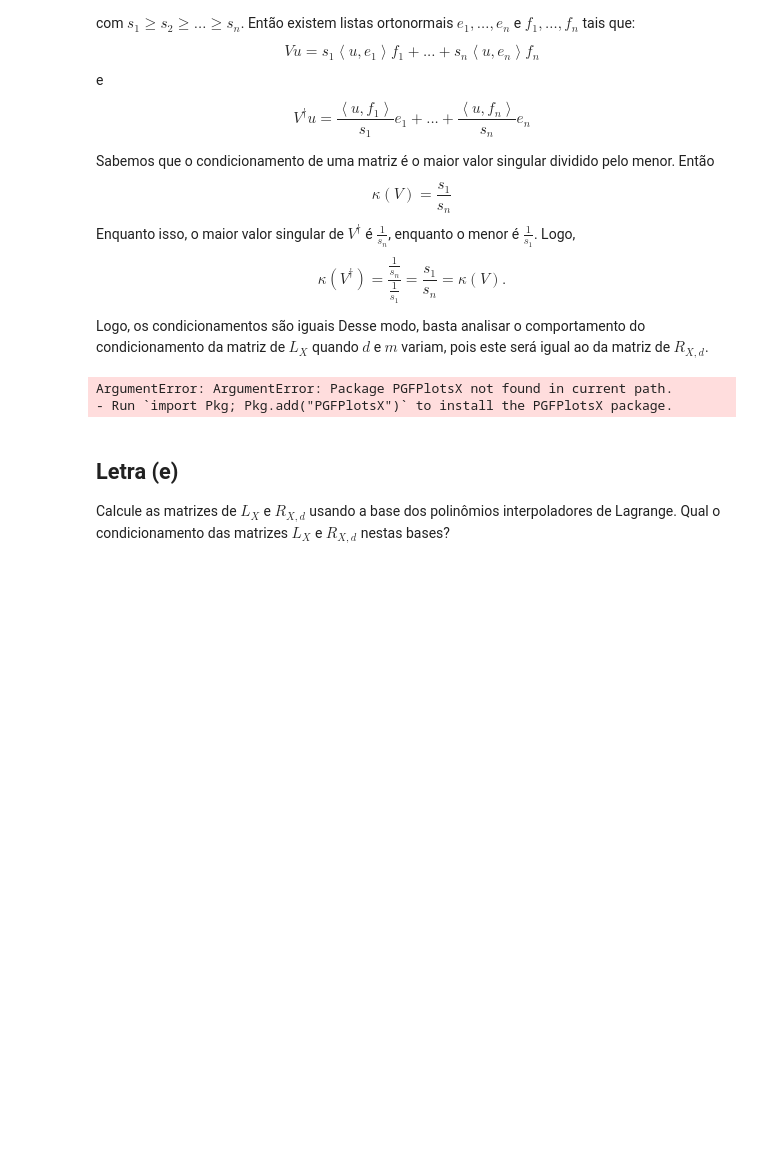
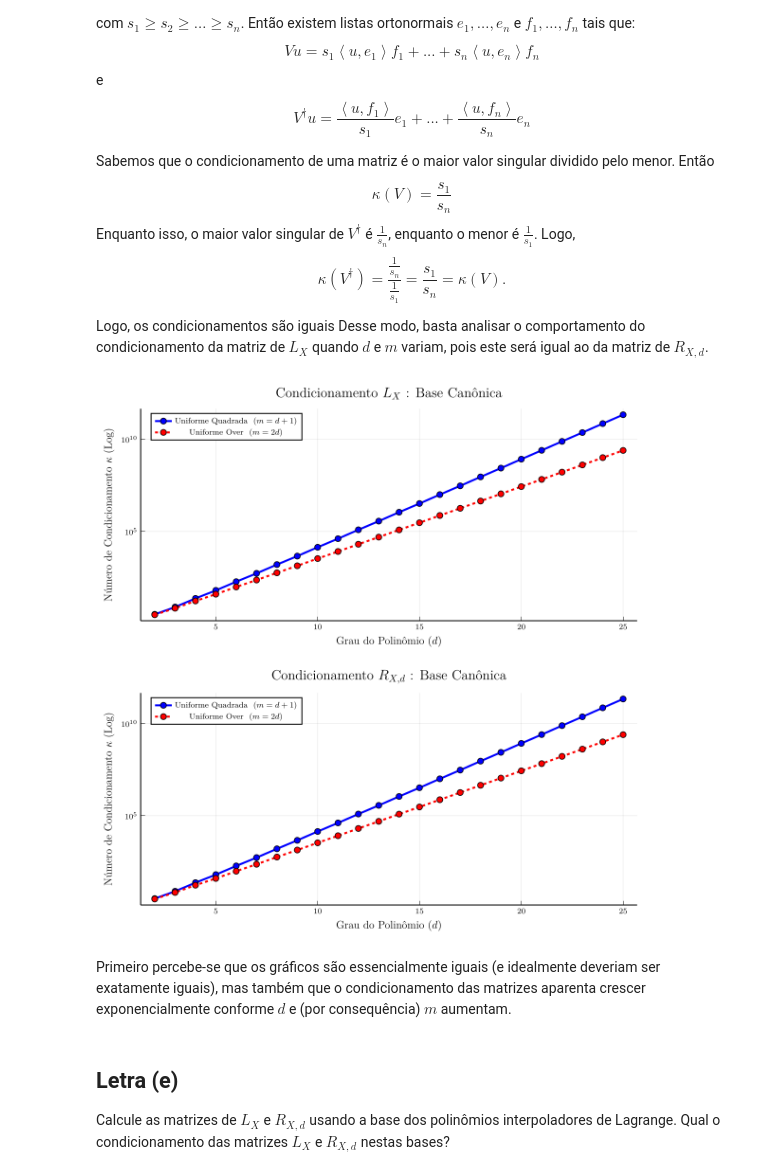
Before and after one commit to PedroDuailibe/Projeto3-ALN, a Jupyter notebook: Projeto3.ipynb, the cells around one changed output. Cells and saved outputs as stored; diff of their text form; code cells hidden in the pictures; blank space fills up the shorter version.

```diff
--- a/Projeto3.ipynb
+++ b/Projeto3.ipynb
@@ -161,55 +129,67 @@ pois este será igual ao da matriz de $R_{X,d}$.
 # %%
 using Plots
 using PGFPlotsX
 using LaTeXStrings
 
 push!(PGFPlotsX.CUSTOM_PREAMBLE, "\\usepackage{amsmath}")
 
 pgfplotsx()
 
-
-function matrix_vandermonde(X, d)
-    m = length(X)
-    V = zeros(Float64, m, d+1)
-    for i in 1:m
-        for j in 1:d+1
-            V[i, j] = X[i]^(j-1)
-        end
-    end
-    return V
-end
-
 function plot_conditioning_canonical(d_max=25)
     degrees = 2:d_max
 
-    cond_uni_exact  = Float64[]
-    cond_uni_over   = Float64[]
+    cond_exact_L  = Float64[]
+    cond_over_L   = Float64[]
+    cond_exact_R  = Float64[]
+    cond_over_R   = Float64[]
 
     for d in degrees
-        push!(cond_uni_exact,  cond(matrix_vandermonde(range(-1.0, 1.0, length=d+1), d)))
+        L_1 = matrix_vandermonde(range(-1.0, 1.0, length=d+1), d)
+        R_1 = pinv(L_1)
+        push!(cond_exact_L, cond(L_1))
+        push!(cond_exact_R, cond(R_1))
+
         m_over = 2 * d
-        push!(cond_uni_over,   cond(matrix_vandermonde(range(-1.0, 1.0, length=m_over), d)))
+        L_2 = matrix_vandermonde(range(-1.0, 1.0, length=m_over), d)
+        R_2 = pinv(L_2)
+        push!(cond_over_L, cond(L_2))
+        push!(cond_over_R, cond(R_2))
     end
 
-    p = plot(title="Condicionamento: Base Canônica",
+    p1 = plot(title=L"\text{Condicionamento }L_X\text{ : Base Canônica}",
              xlabel=L"\text{Grau do Polinômio }(d)",
              ylabel=L"\text{Número de Condicionamento } \kappa \text{ (Log)}",
              yscale=:log10,
              legend=:topleft,
              grid=true,
              size=(800, 600),
              margin=5Plots.mm)
 
-    plot!(p, degrees, cond_uni_exact,  label=L"\text{Uniforme Quadrada } (m = d+1)", lw=2, marker=:circle, color=:blue)
-    plot!(p, degrees, cond_uni_over,   label=L"\text{Uniforme Over }(m = 2d)", lw=2, ls=:dash, marker=:circle, color=:red)
+    p2 = plot(title=L"\text{Condicionamento }R_{X,d}\text{ : Base Canônica}",
+             xlabel=L"\text{Grau do Polinômio }(d)",
+             ylabel=L"\text{Número de Condicionamento } \kappa \text{ (Log)}",
+             yscale=:log10,
+             legend=:topleft,
+             grid=true,
+             size=(800, 600),
+             margin=5Plots.mm)
 
-    return p
+    plot!(p1, degrees, cond_exact_L,  label=L"\text{Uniforme Quadrada }\,\, (m = d+1)", lw=2, marker=:circle, color=:blue)
+    plot!(p1, degrees, cond_over_L,   label=L"\text{Uniforme Over }\,\,(m = 2d)", lw=2, ls=:dash, marker=:circle, color=:red)
+
+    plot!(p2, degrees, cond_exact_R,  label=L"\text{Uniforme Quadrada }\,\, (m = d+1)", lw=2, marker=:circle, color=:blue)
+    plot!(p2, degrees, cond_over_R,   label=L"\text{Uniforme Over }\,\,(m = 2d)", lw=2, ls=:dash, marker=:circle, color=:red)
+
+    grafico_final = plot(p1, p2, layout=(2, 1), size=(800, 800))
+
+    return grafico_final
 end
 
 plot_conditioning_canonical()
 # %% [output]
-ArgumentError: ArgumentError: Package PGFPlotsX not found in current path.
-- Run `import Pkg; Pkg.add("PGFPlotsX")` to install the PGFPlotsX package.
+[figure, added]
+# %% [markdown]
+Primeiro percebe-se que os gráficos são essencialmente iguais (e idealmente deveriam ser exatamente iguais), mas também que o condicionamento das matrizes aparenta crescer exponencialmente conforme $d$ e (por consequência) $m$ aumentam.
 # %% [markdown]
 ## Letra (e)
 
```
Also changed, not shown: parts of 9 cells of this notebook.
